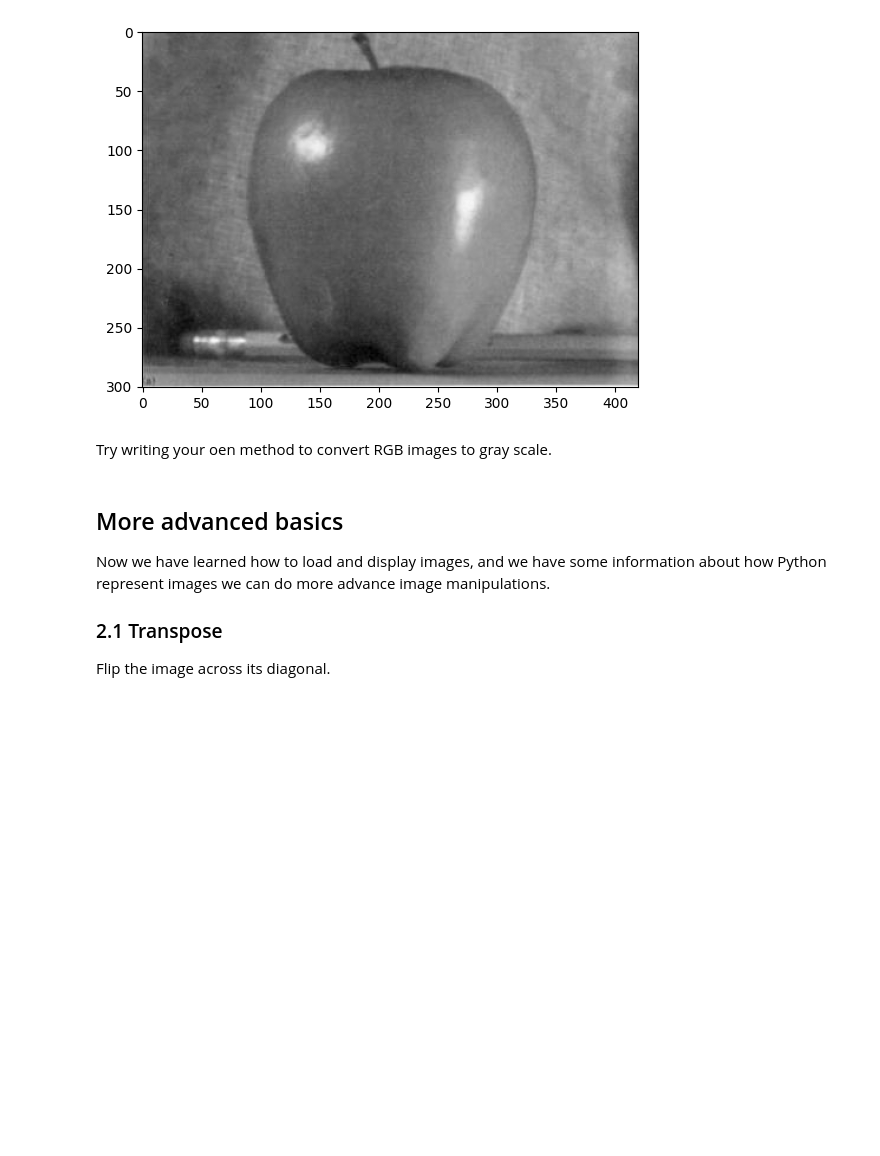
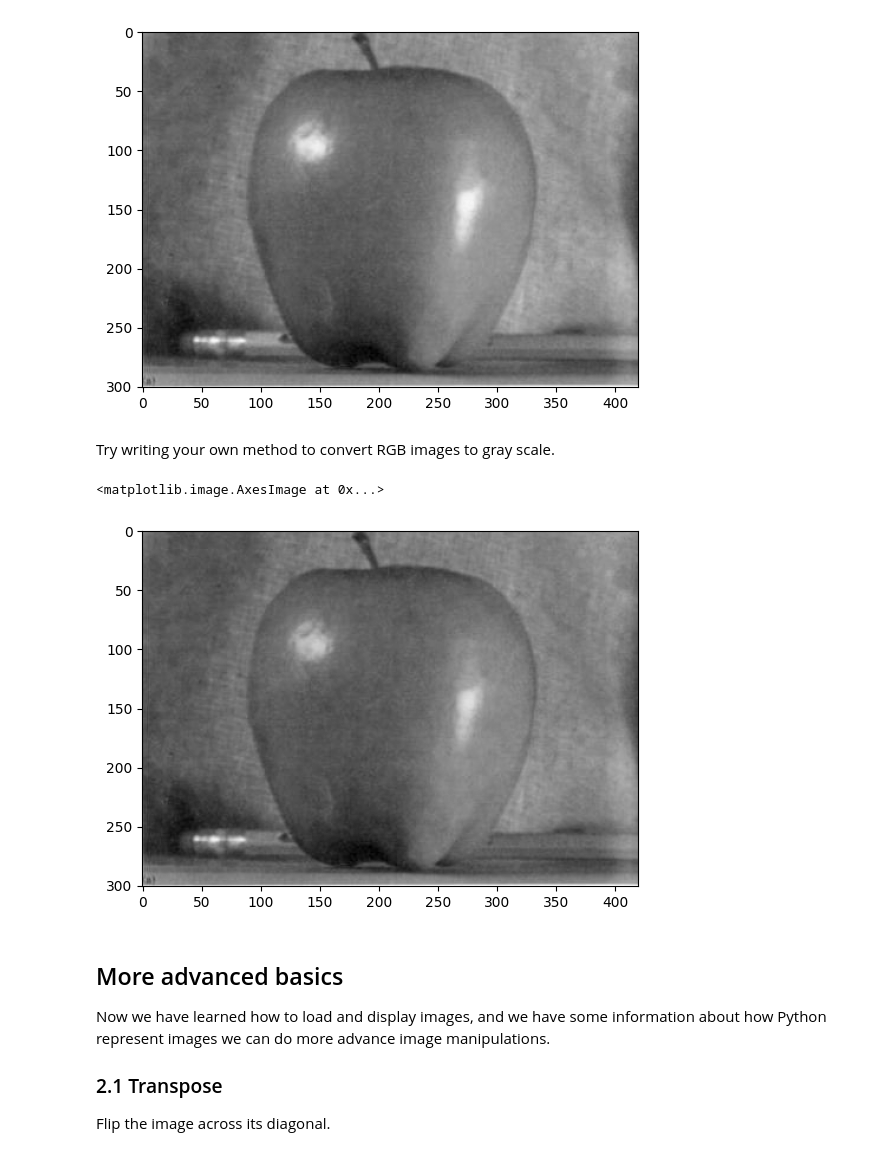
Before and after one commit to juliusuberall/ImPro26, a Jupyter notebook: labs/week_1.ipynb, the cells around one changed output. Cells and saved outputs as stored; diff of their text form; code cells hidden in the pictures; blank space fills up the shorter version.

```diff
--- a/labs/week_1.ipynb
+++ b/labs/week_1.ipynb
@@ -77,7 +77,7 @@ plt.imshow(gray_img, cmap='gray')
 <matplotlib.image.AxesImage at 0x...>
 [figure]
 # %% [markdown]
-Try writing your oen method to convert RGB images to gray scale.
+Try writing your own method to convert RGB images to gray scale.
 # %%
 def to_gray(img):
     '''
@@ -87,10 +87,19 @@ def to_gray(img):
     '''
     assert len(img.shape) == 3, f'Wrong input image dimensions, we expected an input of size HxWxC instead we got {img.shape}'
     h,w,c = img.shape
-    gray_img = img # Modify this part to convert the image onto gray scale
+    # Mean for each pixel across all channel and covert to int
+    gray_img = np.mean(img, axis=-1).astype(np.uint8)
 
     assert gray_img.shape == (h,w), 'Wrong spacial dimensions, your method should only change the channel dimension'
     return gray_img
+# %%
+# Load RGB image and convert to grayscale with own function
+img = cv.imread("../images/apple1.jpg") #relative path
+gray_img = to_gray(img)
+plt.imshow(gray_img, cmap='gray')
+# %% [output]
+<matplotlib.image.AxesImage at 0x...>
+[figure, added]
 # %% [markdown]
 ## More advanced basics
 Now we have learned how to load and display images, and we have some information about how Python represent images we can do more advance image manipulations.
```
Also changed, not shown: parts of 10 cells of this notebook.
